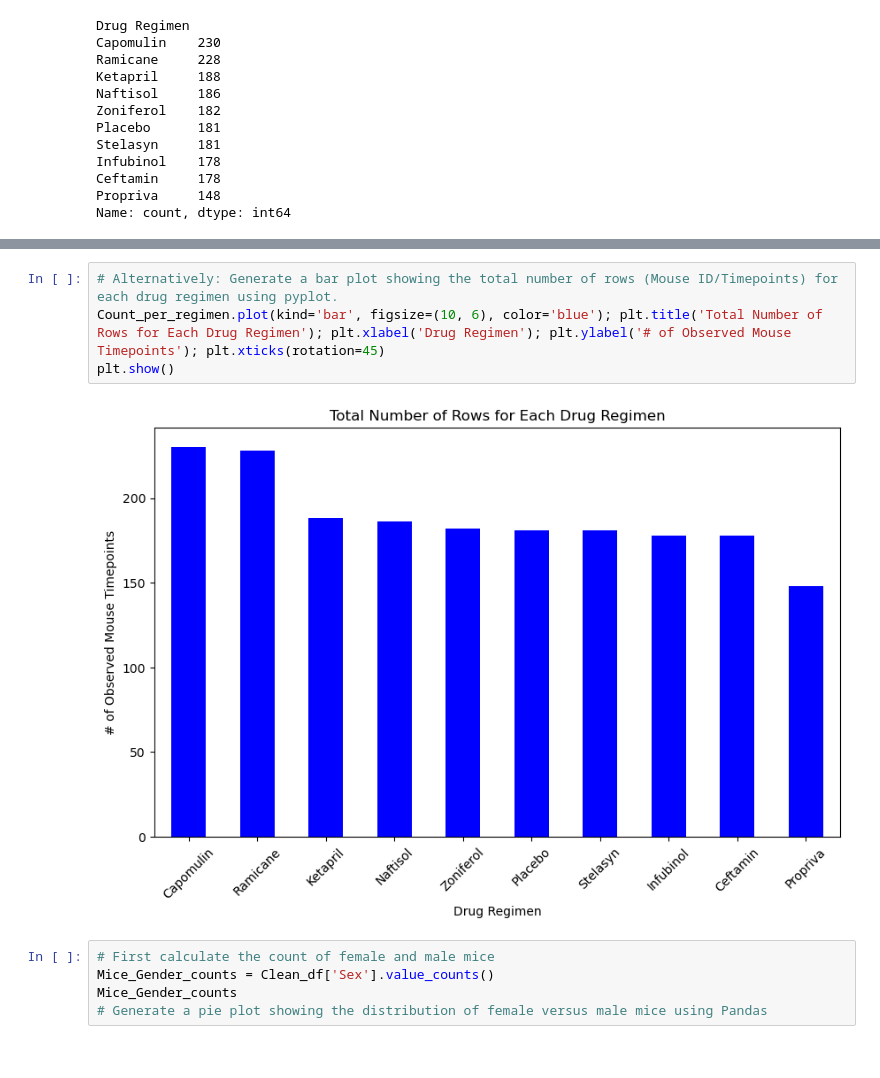
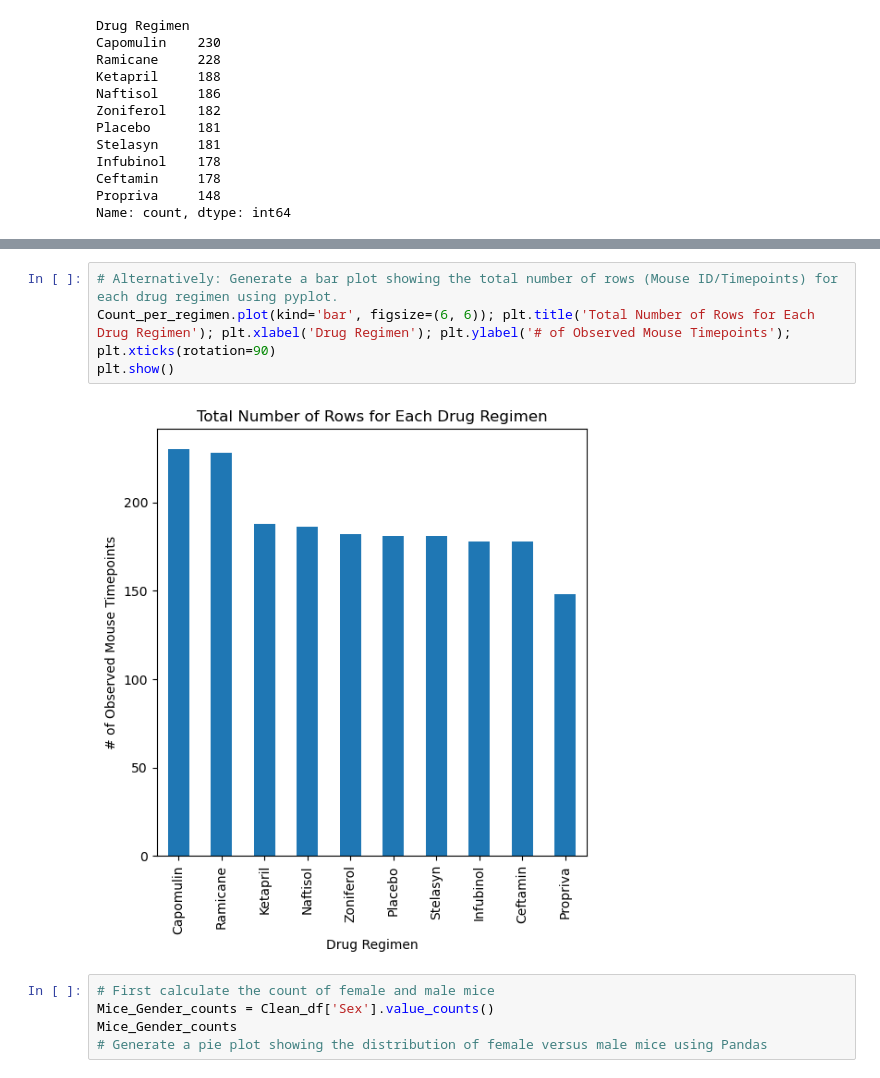
Before and after one commit to OluDadaG/matplotlibChallenge, a Jupyter notebook: pymaceuticals_starter.ipynb, the cells around one changed output, grey strips where cells are left out. Drawn from its saved outputs; the diff is of its cells as text.

```diff
--- a/pymaceuticals_starter.ipynb
+++ b/pymaceuticals_starter.ipynb
@@ -168,9 +169,9 @@ plt.show()
 # %%
 # Alternatively: Generate a bar plot showing the total number of rows (Mouse ID/Timepoints) for each drug regimen using pyplot.
-Count_per_regimen.plot(kind='bar', figsize=(10, 6), color='blue'); plt.title('Total Number of Rows for Each Drug Regimen'); plt.xlabel('Drug Regimen'); plt.ylabel('# of Observed Mouse Timepoints'); plt.xticks(rotation=45)
+Count_per_regimen.plot(kind='bar', figsize=(6, 6)); plt.title('Total Number of Rows for Each Drug Regimen'); plt.xlabel('Drug Regimen'); plt.ylabel('# of Observed Mouse Timepoints'); plt.xticks(rotation=90)
 plt.show()
 # %% [output]
-[figure, old version]
+[figure, new version]
 # %%
 # First calculate the count of female and male mice
 Mice_Gender_counts = Clean_df['Sex'].value_counts()
```
Also changed, not shown: parts of 9 cells of this notebook, 2 other files.
